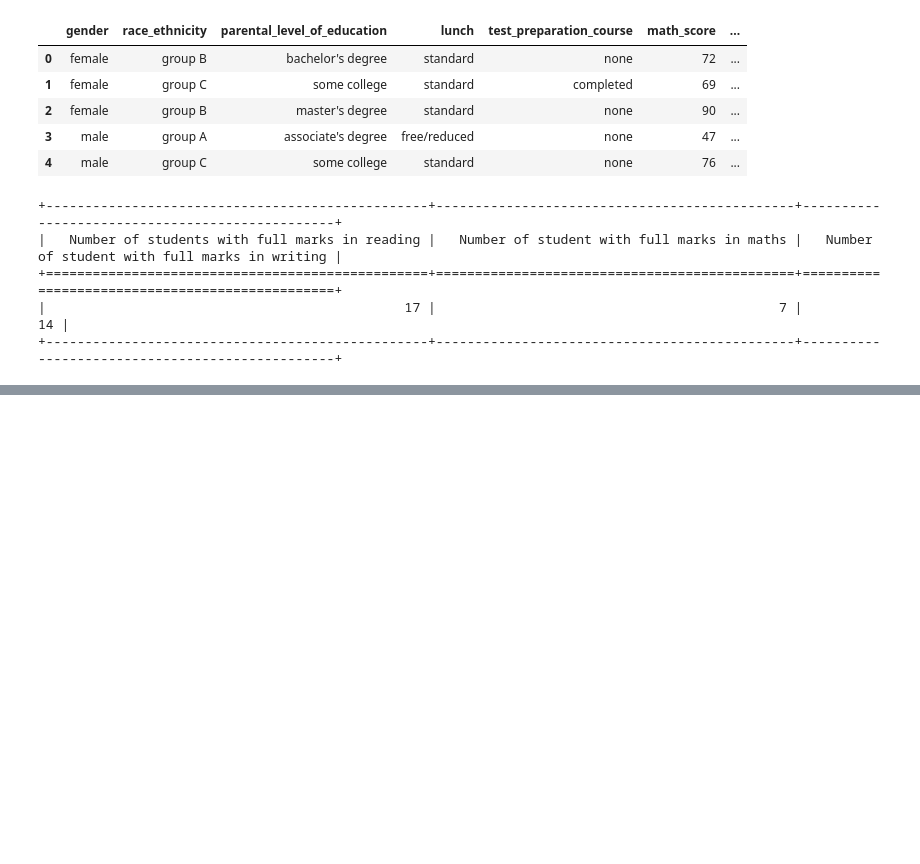
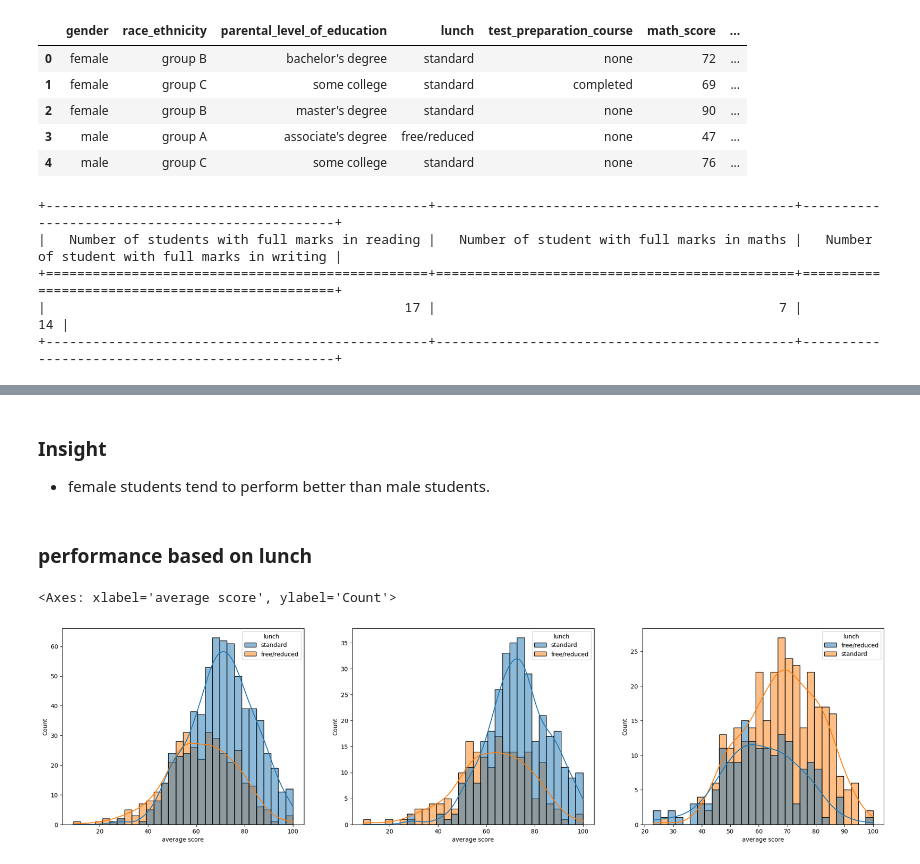
Before and after one commit to JamesOgbu/ML_Project, a Jupyter notebook: notebook/EDA.ipynb, the cells around one changed output, grey strips where cells are left out. Cells and saved outputs as stored; diff of their text form; code cells hidden in the pictures; blank space fills up the shorter version.

```diff
--- a/notebook/EDA.ipynb
+++ b/notebook/EDA.ipynb
@@ -246,0 +298,18 @@ print(tabulate([{"Number of students with full marks in reading": reading_full,
+# %% [markdown]
+### Insight
+- female students tend to perform better than male students.
+# %% [markdown]
+### performance based on lunch
+# %%
+fig, axs =plt.subplots(1,3, figsize=(25,6))
+plt.subplot(131)
+sns.histplot(data=df, x= "average score",kde=True, hue="lunch", bins=30)
+
+plt.subplot(132)
+sns.histplot(data= df[df["gender"]== "female"], x="average score", hue="lunch", kde= True,bins=30)
+
+plt.subplot(133)
+sns.histplot(data= df[df["gender"]== "male"], x="average score", hue="lunch", kde= True,bins=30)
+# %% [output]
+<Axes: xlabel='average score', ylabel='Count'>
+[figure, added]
```
Also changed, not shown: parts of 11 cells of this notebook.
